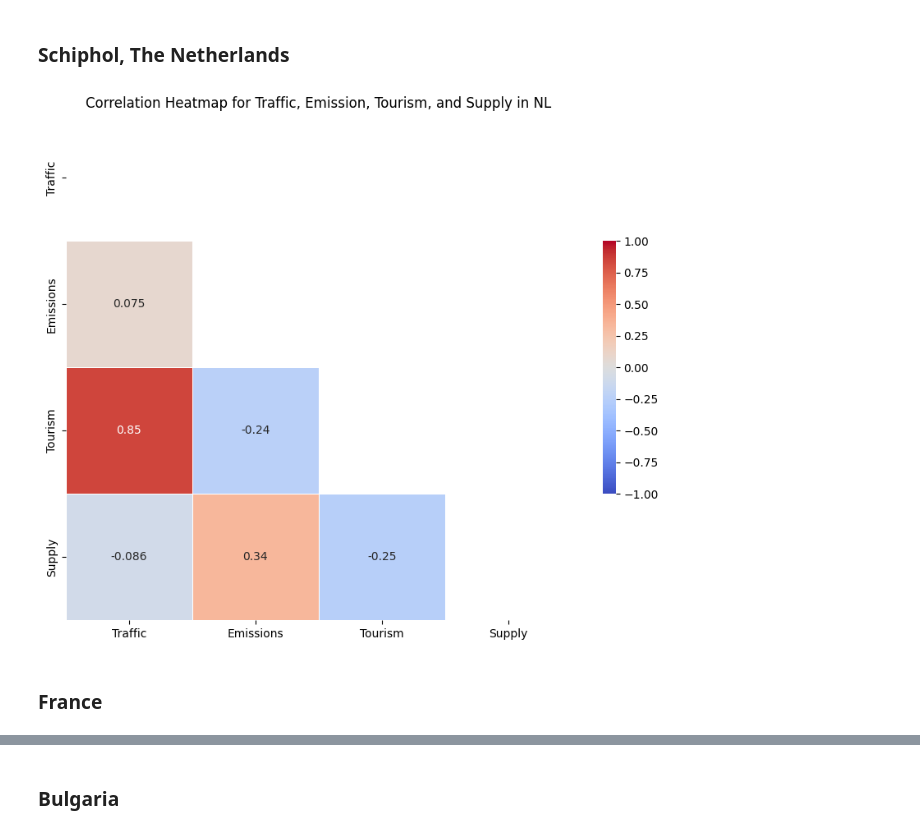
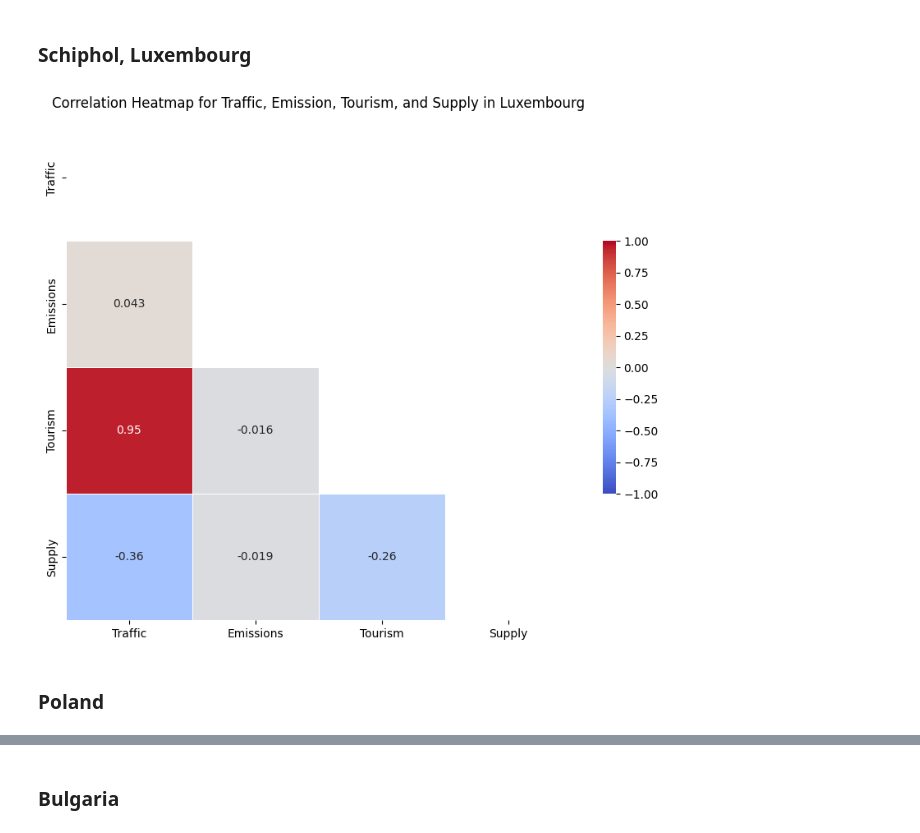
Before and after one commit to jimvanoosten/TIL6022_Group31, a Jupyter notebook: Gijs_TIL_notebook.ipynb, the cells around one changed output, grey strips where cells are left out. Cells and saved outputs as stored; diff of their text form; code cells hidden in the pictures.

```diff
--- a/Gijs_TIL_notebook.ipynb
+++ b/Gijs_TIL_notebook.ipynb
@@ -19,29 +19,29 @@ traffic = pd.read_csv('Datasets/traffic.csv')
 tourism = pd.read_csv('Datasets/tourism.csv')
 supply = pd.read_csv('Datasets/aviation_freight.csv')
 # %% [markdown]
-### Schiphol, The Netherlands
+### Schiphol, Luxembourg
 # %%
-traffic_NL = traffic[
-    (traffic['rep_airp'] == 'NL_EHAM') &
+traffic_LU = traffic[
+    (traffic['rep_airp'] == 'LU_ELLX') &
     (traffic['unit'] == 'NR') &
     (traffic['TIME_PERIOD'] >= '2019-02')
 ]
 
-emissions_NL = emissions[
-    (emissions['geo'] == 'NL_CAP') &
+emissions_LU = emissions[
+    (emissions['geo'] == 'LU_CAP') &
     (emissions['TIME_PERIOD'] >= '2019-02')
 ]
 
-tourism_NL = tourism[
-    (tourism['geo'] == 'NL') &
+tourism_LU = tourism[
+    (tourism['geo'] == 'LU') &
     (tourism['unit'] == 'NR') &
     (tourism['nace_r2'] == 'I551') &
     (tourism['c_resid'] == 'TOTAL') &
     (tourism['TIME_PERIOD'] >= '2019-02')
 ]
 
-supply_NL = supply[
-    (supply['geo'] == 'NL') &
+supply_LU = supply[
+    (supply['geo'] == 'LU') &
     (supply['tra_meas'] == 'FRM_BRD') &
     (supply['TIME_PERIOD'] >= '2019-02')
 ]
@@ -126,21 +126,21 @@ fig.add_annotation(
 fig.show()
 # %%
 # Merge the dataframes based on the TIME_PERIOD column
-merged_NL = traffic_NL[['TIME_PERIOD', 'OBS_VALUE']].rename(columns={'OBS_VALUE': 'Traffic'})
-merged_NL = pd.merge(merged_NL, emissions_NL[['TIME_PERIOD', 'OBS_VALUE']], on='TIME_PERIOD', how='left').rename(columns={'OBS_VALUE': 'Emissions'})
-merged_NL = pd.merge(merged_NL, tourism_NL[['TIME_PERIOD', 'OBS_VALUE']], on='TIME_PERIOD', how='left').rename(columns={'OBS_VALUE': 'Tourism'})
-merged_NL = pd.merge(merged_NL, supply_NL[['TIME_PERIOD', 'OBS_VALUE']], on='TIME_PERIOD', how='left').rename(columns={'OBS_VALUE': 'Supply'})
+merged_LU = traffic_LU[['TIME_PERIOD', 'OBS_VALUE']].rename(columns={'OBS_VALUE': 'Traffic'})
+merged_LU = pd.merge(merged_LU, emissions_LU[['TIME_PERIOD', 'OBS_VALUE']], on='TIME_PERIOD', how='left').rename(columns={'OBS_VALUE': 'Emissions'})
+merged_LU = pd.merge(merged_LU, tourism_LU[['TIME_PERIOD', 'OBS_VALUE']], on='TIME_PERIOD', how='left').rename(columns={'OBS_VALUE': 'Tourism'})
+merged_LU = pd.merge(merged_LU, supply_LU[['TIME_PERIOD', 'OBS_VALUE']], on='TIME_PERIOD', how='left').rename(columns={'OBS_VALUE': 'Supply'})
 
-corr = merged_NL.drop(columns='TIME_PERIOD').corr()
+corr = merged_LU.drop(columns='TIME_PERIOD').corr()
 
 mask = np.triu(np.ones_like(corr, dtype=bool))
 plt.figure(figsize=(10, 8))
 sns.heatmap(corr, mask=mask, cmap='coolwarm', vmax=1.0, vmin=-1.0, center=0,
             square=True, linewidths=.5, cbar_kws={"shrink": .5}, annot=True)
-plt.title('Correlation Heatmap for Traffic, Emission, Tourism, and Supply in NL')
+plt.title('Correlation Heatmap for Traffic, Emission, Tourism, and Supply in Luxembourg')
 plt.show()
 # %% [output]
-[figure, old version]
+[figure, new version]
 # %% [markdown]
-### France
+### Poland
 # %%
```
Also changed, not shown: parts of 5 cells of this notebook.
